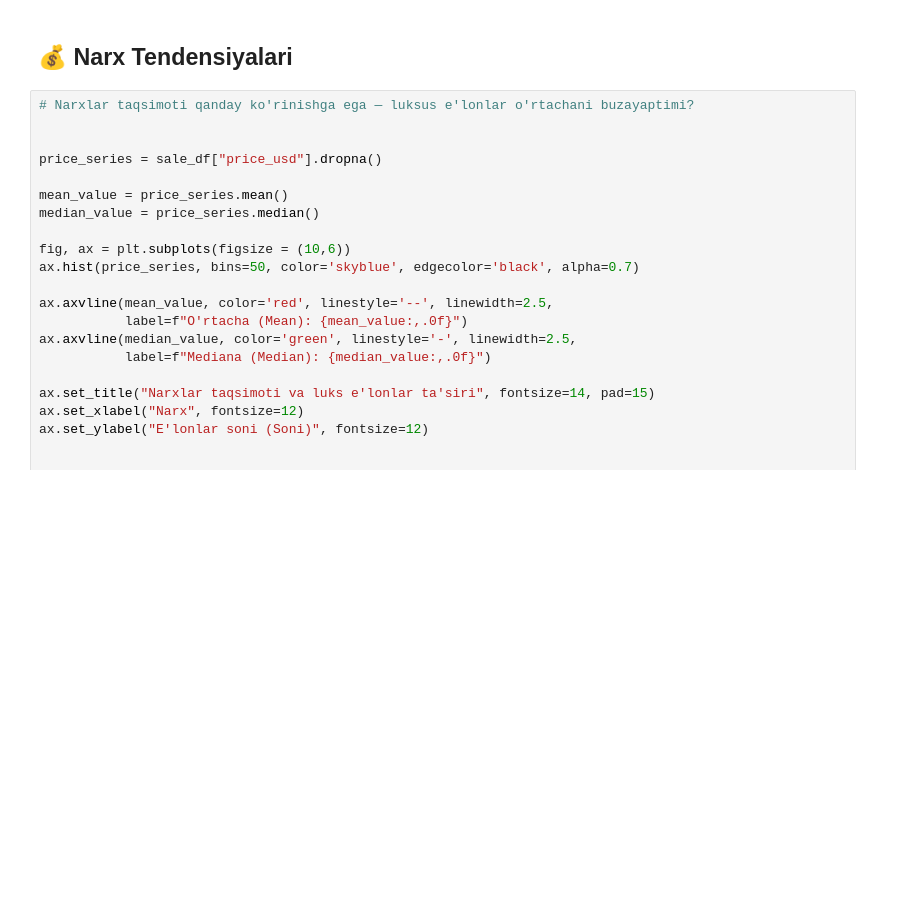
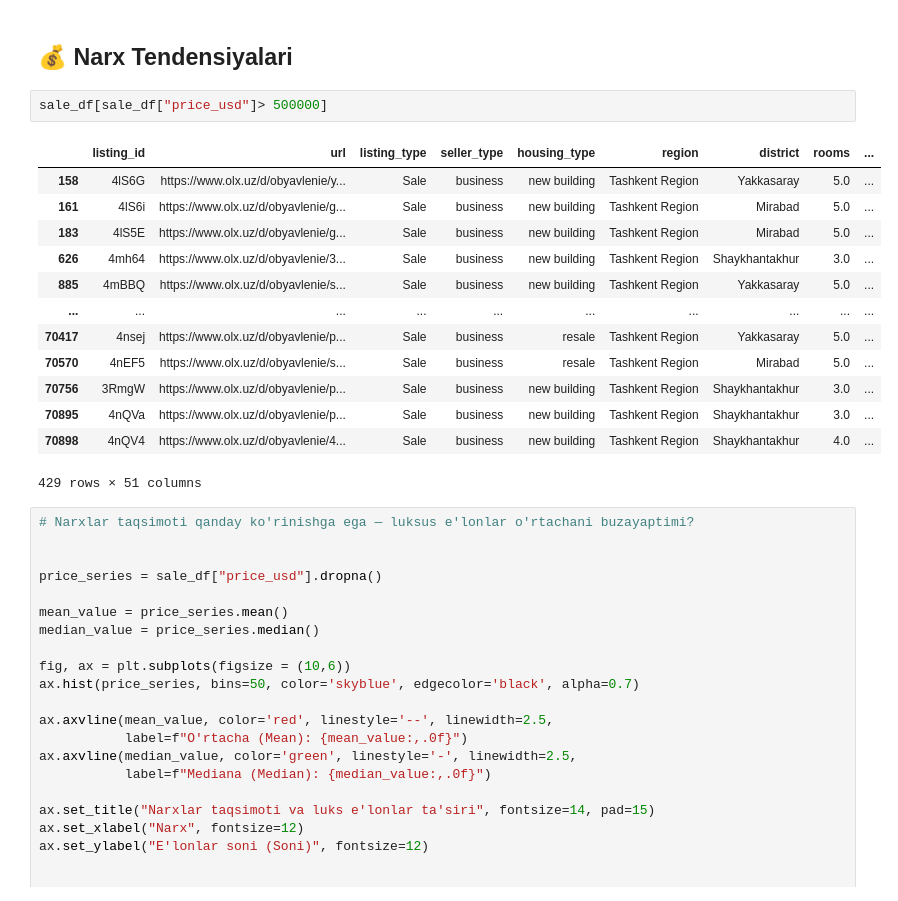
Before and after one commit to Javoh20111/Tashkent-apartment-analysis, a Jupyter notebook: notebooks/2_data_analysis.ipynb, the cells around one changed output. Saved outputs shown, nothing was run; the diff lists cells and outputs as text; blank space fills up the shorter version.

```diff
--- a/notebooks/2_data_analysis.ipynb
+++ b/notebooks/2_data_analysis.ipynb
@@ -225,6 +226,22 @@ plt.show()
 [figure]
 # %% [markdown]
 ## 💰 Narx Tendensiyalari
+# %%
+sale_df[sale_df["price_usd"]> 500000]
+# %% [output]
+|  | listing_id | url | listing_type | seller_type | housing_type | region | district | rooms | ... |
+| 158 | 4lS6G | https://www.olx.uz/d/obyavlenie/y... | Sale | business | new building | Tashkent Region | Yakkasaray | 5.0 | ... |
+| 161 | 4lS6i | https://www.olx.uz/d/obyavlenie/g... | Sale | business | new building | Tashkent Region | Mirabad | 5.0 | ... |
+| 183 | 4lS5E | https://www.olx.uz/d/obyavlenie/g... | Sale | business | new building | Tashkent Region | Mirabad | 5.0 | ... |
+| 626 | 4mh64 | https://www.olx.uz/d/obyavlenie/3... | Sale | business | new building | Tashkent Region | Shaykhantakhur | 3.0 | ... |
+| 885 | 4mBBQ | https://www.olx.uz/d/obyavlenie/s... | Sale | business | new building | Tashkent Region | Yakkasaray | 5.0 | ... |
+| ... | ... | ... | ... | ... | ... | ... | ... | ... | ... |
+| 70417 | 4nsej | https://www.olx.uz/d/obyavlenie/p... | Sale | business | resale | Tashkent Region | Yakkasaray | 5.0 | ... |
+| 70570 | 4nEF5 | https://www.olx.uz/d/obyavlenie/s... | Sale | business | resale | Tashkent Region | Mirabad | 5.0 | ... |
+| 70756 | 3RmgW | https://www.olx.uz/d/obyavlenie/p... | Sale | business | new building | Tashkent Region | Shaykhantakhur | 3.0 | ... |
+| 70895 | 4nQVa | https://www.olx.uz/d/obyavlenie/p... | Sale | business | new building | Tashkent Region | Shaykhantakhur | 3.0 | ... |
+| 70898 | 4nQV4 | https://www.olx.uz/d/obyavlenie/4... | Sale | business | new building | Tashkent Region | Shaykhantakhur | 4.0 | ... |
+429 rows × 51 columns
 # %%
 # Narxlar taqsimoti qanday ko'rinishga ega — luksus e'lonlar o'rtachani buzayaptimi?
 
```
Also changed, not shown: parts of 3 cells of this notebook.
